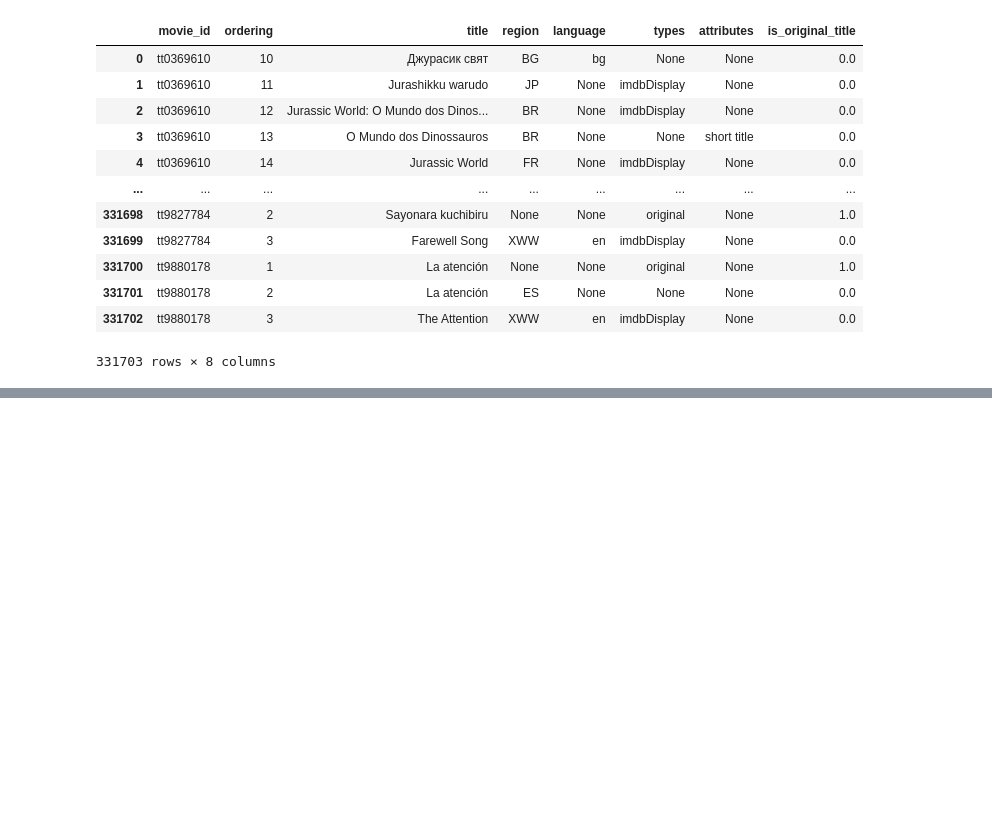
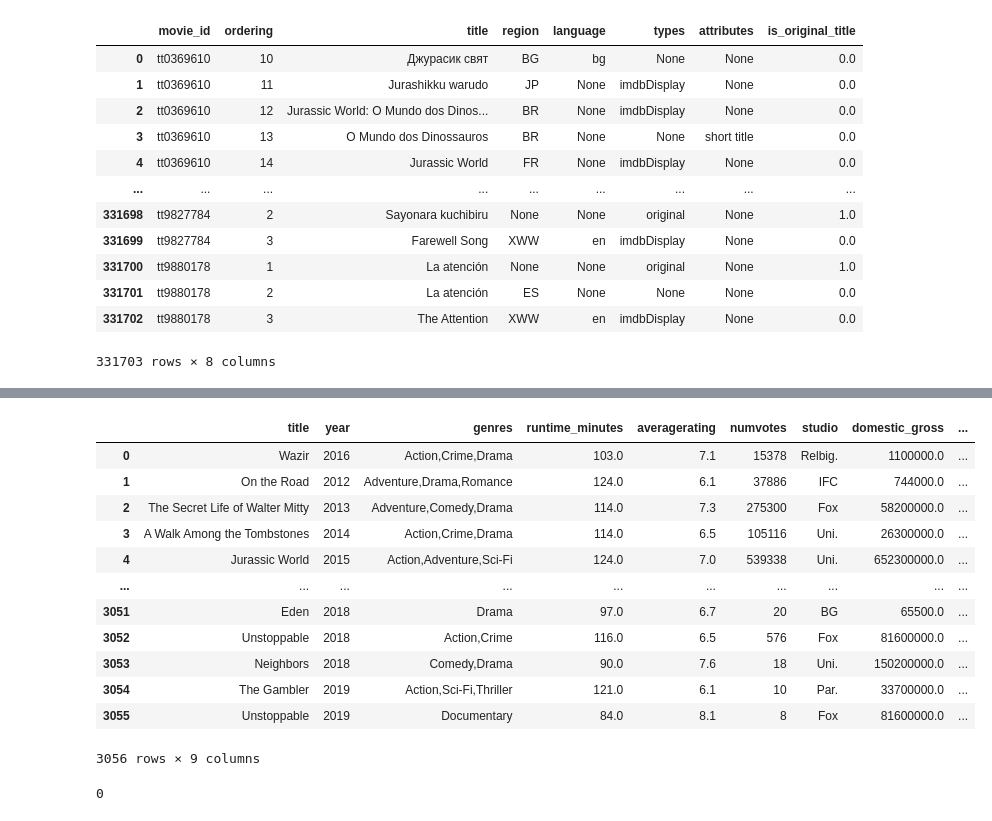
Before and after one commit to DianaMayalo/Phase-2-Project, a Jupyter notebook: data_set.ipynb, the cells around one changed output, grey strips where cells are left out. Drawn from its saved outputs; the diff is of its cells as text; code cells hidden in the pictures; blank space fills up the shorter version.

```diff
--- a/data_set.ipynb
+++ b/data_set.ipynb
@@ -129,0 +283,21 @@ df.to_csv('DATA/im.csv', index=False)
+# %%
+df = pd.read_csv('DATA/movies.csv')
+df
+# %% [output]
+|  | title | year | genres | runtime_minutes | averagerating | numvotes | studio | domestic_gross | ... |
+| 0 | Wazir | 2016 | Action,Crime,Drama | 103.0 | 7.1 | 15378 | Relbig. | 1100000.0 | ... |
+| 1 | On the Road | 2012 | Adventure,Drama,Romance | 124.0 | 6.1 | 37886 | IFC | 744000.0 | ... |
+| 2 | The Secret Life of Walter Mitty | 2013 | Adventure,Comedy,Drama | 114.0 | 7.3 | 275300 | Fox | 58200000.0 | ... |
+| 3 | A Walk Among the Tombstones | 2014 | Action,Crime,Drama | 114.0 | 6.5 | 105116 | Uni. | 26300000.0 | ... |
+| 4 | Jurassic World | 2015 | Action,Adventure,Sci-Fi | 124.0 | 7.0 | 539338 | Uni. | 652300000.0 | ... |
+| ... | ... | ... | ... | ... | ... | ... | ... | ... | ... |
+| 3051 | Eden | 2018 | Drama | 97.0 | 6.7 | 20 | BG | 65500.0 | ... |
+| 3052 | Unstoppable | 2018 | Action,Crime | 116.0 | 6.5 | 576 | Fox | 81600000.0 | ... |
+| 3053 | Neighbors | 2018 | Comedy,Drama | 90.0 | 7.6 | 18 | Uni. | 150200000.0 | ... |
+| 3054 | The Gambler | 2019 | Action,Sci-Fi,Thriller | 121.0 | 6.1 | 10 | Par. | 33700000.0 | ... |
+| 3055 | Unstoppable | 2019 | Documentary | 84.0 | 8.1 | 8 | Fox | 81600000.0 | ... |
+3056 rows × 9 columns
+# %%
+df.duplicated().sum()
+# %% [output]
+0
```
Also changed, not shown: parts of 26 cells of this notebook, 2 other files.
